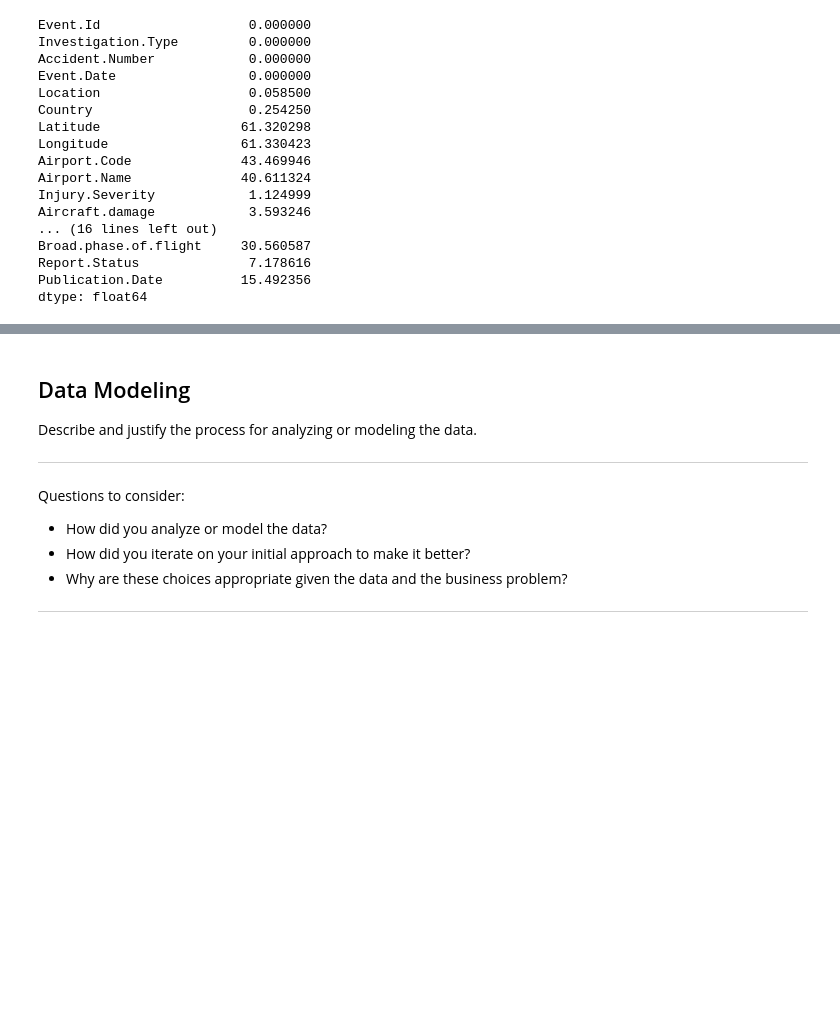
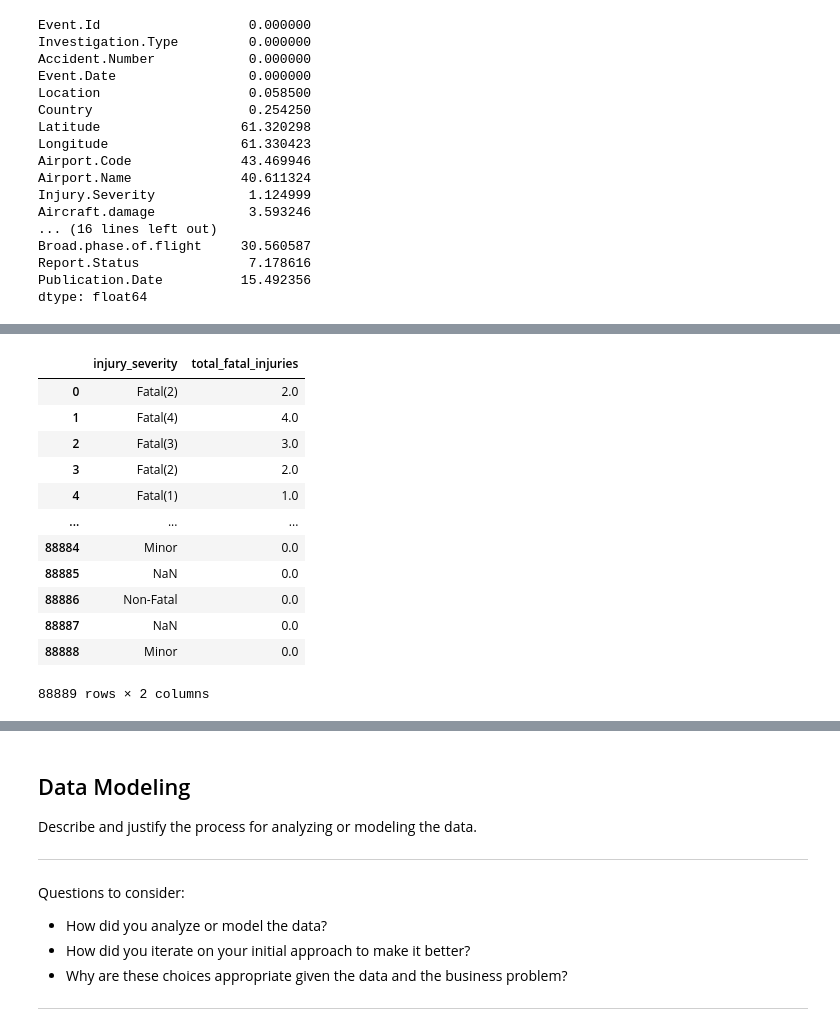
Before and after one commit to ianbett-hub/Phase-1-project, a Jupyter notebook: dsc-phase1-project-template.ipynb, the cells around one changed output, grey strips where cells are left out. Saved outputs shown, nothing was run; the diff lists cells and outputs as text; code cells hidden in the pictures; blank space fills up the shorter version.

```diff
--- a/dsc-phase1-project-template.ipynb
+++ b/dsc-phase1-project-template.ipynb
@@ -191,0 +281,16 @@ avi_df_clean.shape
+# %%
+avi_df_clean.loc[:,["injury_severity", "total_fatal_injuries"]]
+# %% [output]
+|  | injury_severity | total_fatal_injuries |
+| 0 | Fatal(2) | 2.0 |
+| 1 | Fatal(4) | 4.0 |
+| 2 | Fatal(3) | 3.0 |
+| 3 | Fatal(2) | 2.0 |
+| 4 | Fatal(1) | 1.0 |
+| ... | ... | ... |
+| 88884 | Minor | 0.0 |
+| 88885 | NaN | 0.0 |
+| 88886 | Non-Fatal | 0.0 |
+| 88887 | NaN | 0.0 |
+| 88888 | Minor | 0.0 |
+88889 rows × 2 columns
```
Also changed, not shown: parts of 22 cells of this notebook.
